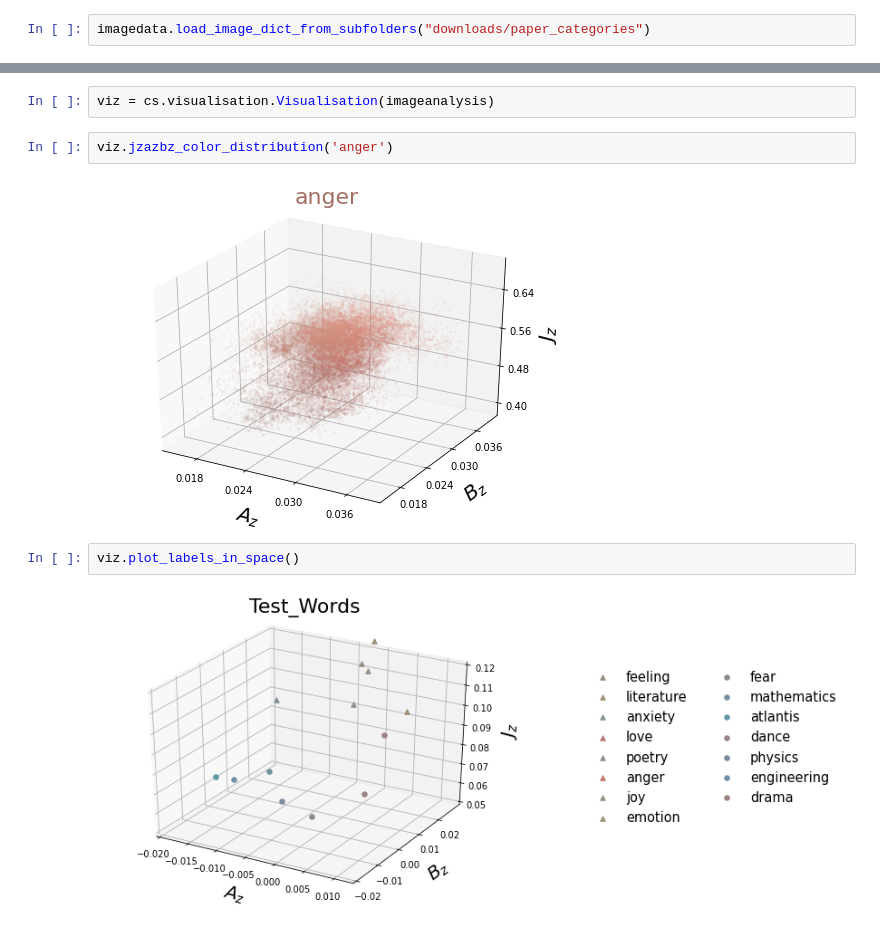
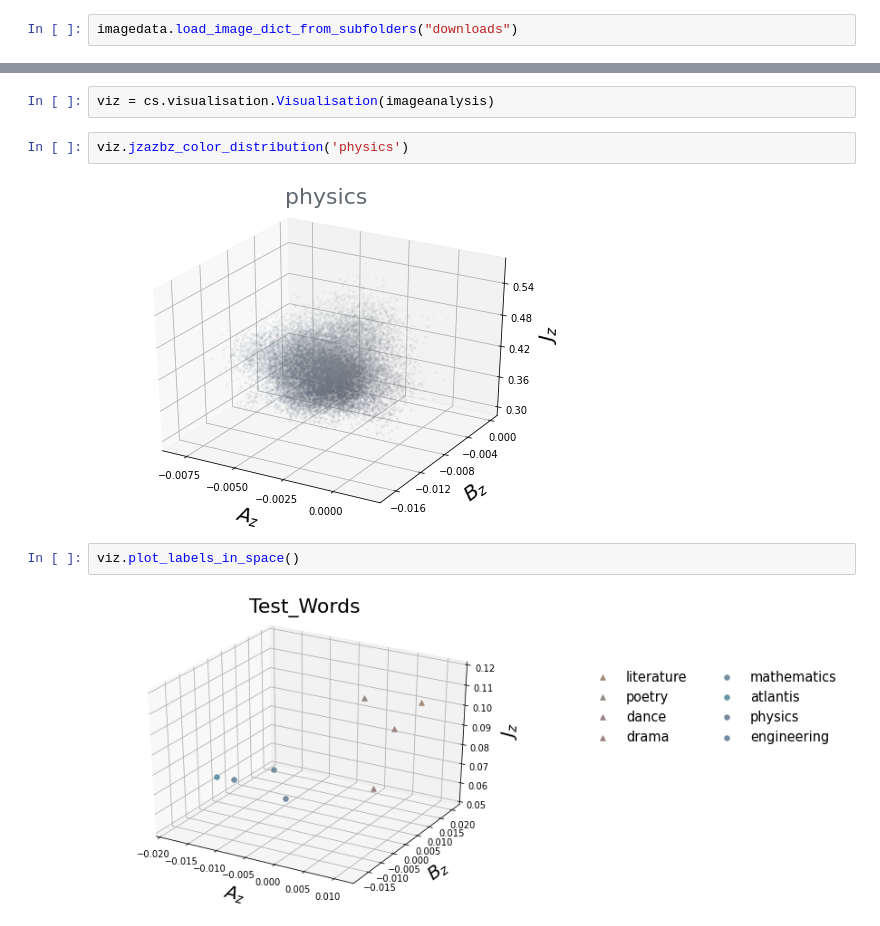
Before and after one commit to comp-syn/comp-syn, a Jupyter notebook: notebooks/compsyn_package_pipeline.ipynb, the cells around one changed output, grey strips where cells are left out. Cells and saved outputs as stored; diff of their text form.

```diff
--- a/notebooks/compsyn_package_pipeline.ipynb
+++ b/notebooks/compsyn_package_pipeline.ipynb
@@ -22,5 +22,5 @@ Comp-syn uses image data to create its vectors and analysis. It has a built in f
 # %%
 imagedata = cs.datahelper.ImageData()
 # %%
-imagedata.load_image_dict_from_subfolders("downloads/paper_categories")
+imagedata.load_image_dict_from_subfolders("downloads")
 # %% [output]
@@ -102,13 +88,13 @@ The above 3 methods set-up what we need for the visualisations.
 # %%
 viz = cs.visualisation.Visualisation(imageanalysis)
 # %%
-viz.jzazbz_color_distribution('anger')
+viz.jzazbz_color_distribution('physics')
 # %% [output]
-[figure, old version]
+[figure, new version]
 # %%
 viz.plot_labels_in_space()
 # %% [output]
-[figure, old version]
+[figure, new version]
 # %%
 viz.cluster_analysis()
 # %% [output]
```
Also changed, not shown: parts of 10 cells of this notebook, 3 other files.
